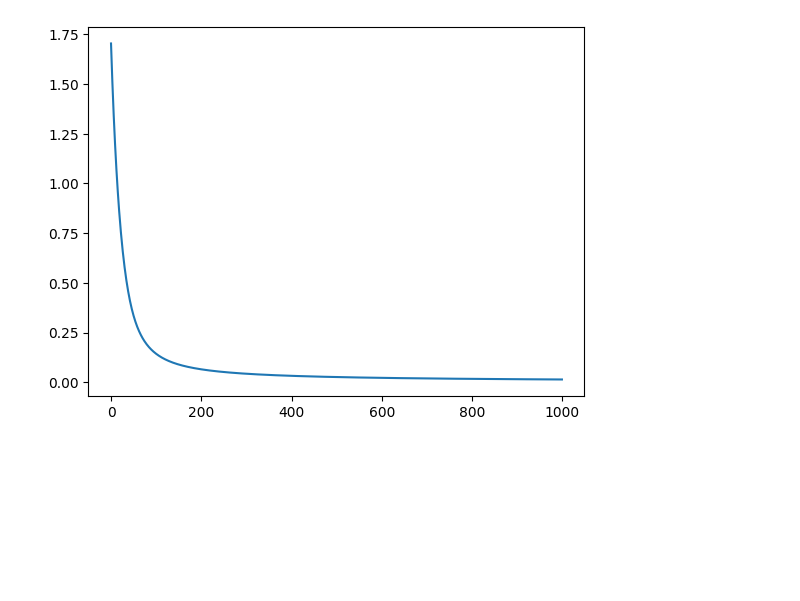
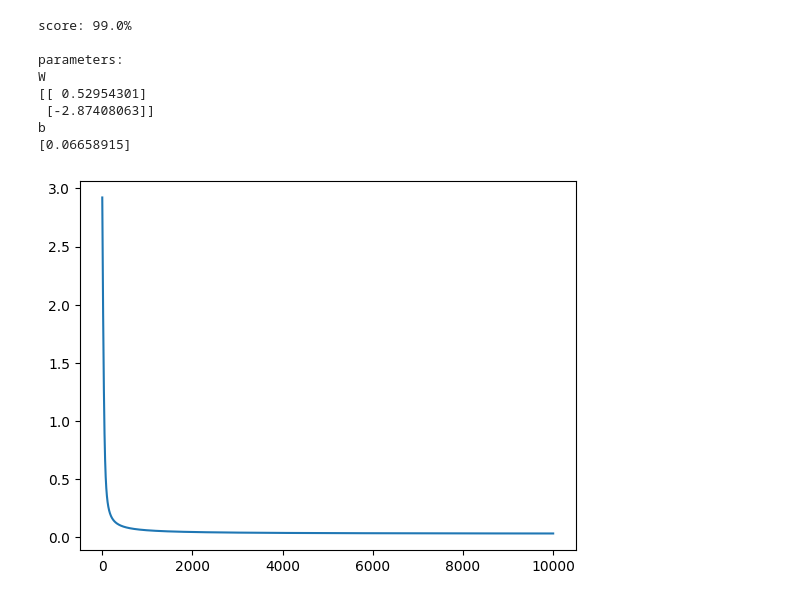
Before and after one commit to yahiaDZz/Trucs-SML, a Jupyter notebook: NeuralNetwork.ipynb, the cells around one changed output. Drawn from its saved outputs; the diff is of its cells as text; code cells hidden in the pictures; blank space fills up the shorter version.

```diff
--- a/NeuralNetwork.ipynb
+++ b/NeuralNetwork.ipynb
@@ -44,3 +75,7 @@ def update(W,b,dW,db,learning_rate):
     W = W - learning_rate * dW
     b = b - learning_rate * db
     return (W,b)
+# %%
+def predict(X,W,b):
+    A = model(X,W,b)
+    return A>=0.5
@@ -47,5 +84,5 @@ def update(W,b,dW,db,learning_rate):
 # %%
-def neuron(X,y,n_iter = 100,learning_rate = 0.1):
+def neuron(X,y,n_iter = 10000,learning_rate = 0.01):
     W,b = initialize(X)
     J = []
     for i in range(n_iter):
@@ -54,9 +91,20 @@ def neuron(X,y,n_iter = 100,learning_rate = 0.1):
         J.append(Loss)
         dW, db = gradients(X,A,y)
         W,b = update(W,b,dW,db,learning_rate=learning_rate)
+    y_pred = predict(X,W,b)
+    print("score: {}%\n".format(accuracy_score(y,y_pred)*100))
     plt.plot(J)
     return (W,b)
-# %%
-W,b = neuron(X,y,n_iter=1000,learning_rate=0.01)
-# %% [output]
-[figure, removed]
+# %%
+W,b = neuron(X,y)
+print("parameters:\nW\n{}\nb\n{}\n".format(W,b))
+# %% [output]
+score: 99.0%
+
+parameters:
+W
+[[ 0.52954301]
+ [-2.87408063]]
+b
+[0.06658915]
+[figure, added]
```
Also changed, not shown: parts of 6 cells of this notebook.
